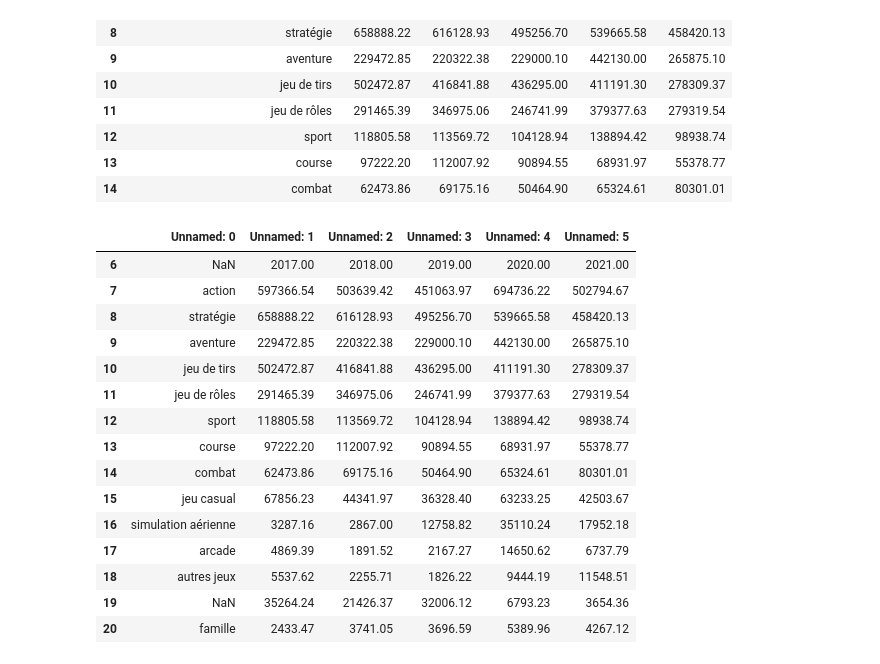
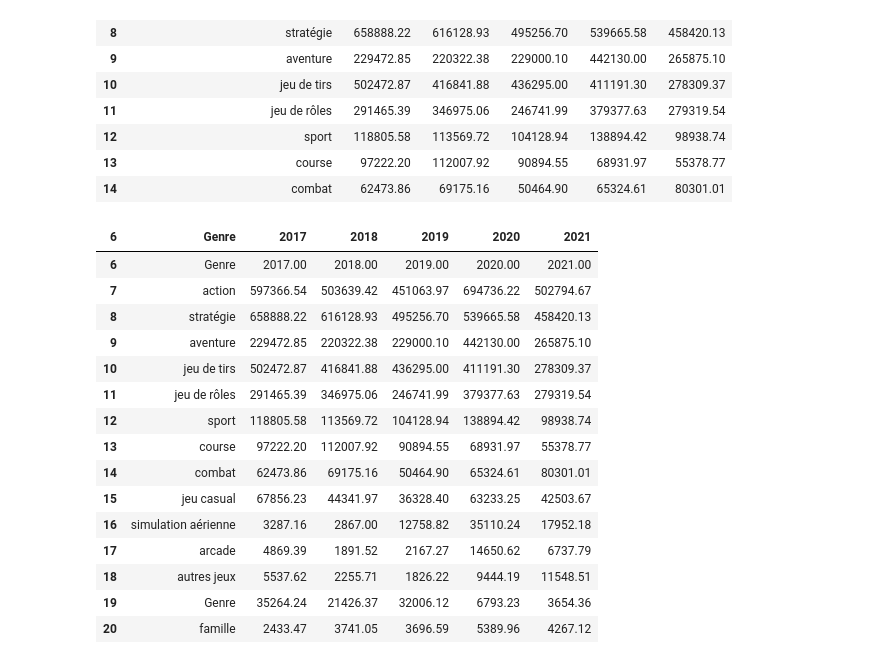
Before and after one commit to Gigique/Climat_Change, a Jupyter notebook: Video_Games_Market.ipynb, the cells around one changed output. Cells and saved outputs as stored; diff of their text form; code cells hidden in the pictures.

Commit message:
Add files via upload
- clean the name of columns
- add my first graph (video game market based on the gender of the game in 2017) - using matplolib

```diff
--- a/Video_Games_Market.ipynb
+++ b/Video_Games_Market.ipynb
@@ -24,12 +25,15 @@ data.head(15)
 | 14 | combat | 62473.86 | 69175.16 | 50464.90 | 65324.61 | 80301.01 |
 # %%
 data_clean = data.dropna(axis = 0, how = 'all')
-data_clean.dropna(axis = 0,thresh=5, inplace=True)
+data_clean = data_clean.dropna(axis = 0,thresh=5)
+data_clean = data_clean.fillna({'Unnamed: 0': 'Genre'})
+data_clean.columns = data_clean.iloc[0].apply(lambda x: int(math.trunc(x)) if pd.notna(x) and isinstance(x, (int, float)) else x)
+
 
 data_clean.head(15)
 # %% [output]
-|  | Unnamed: 0 | Unnamed: 1 | Unnamed: 2 | Unnamed: 3 | Unnamed: 4 | Unnamed: 5 |
-| 6 | NaN | 2017.00 | 2018.00 | 2019.00 | 2020.00 | 2021.00 |
+| 6 | Genre | 2017 | 2018 | 2019 | 2020 | 2021 |
+| 6 | Genre | 2017.00 | 2018.00 | 2019.00 | 2020.00 | 2021.00 |
 | 7 | action | 597366.54 | 503639.42 | 451063.97 | 694736.22 | 502794.67 |
 | 8 | stratégie | 658888.22 | 616128.93 | 495256.70 | 539665.58 | 458420.13 |
 | 9 | aventure | 229472.85 | 220322.38 | 229000.10 | 442130.00 | 265875.10 |
@@ -42,6 +46,6 @@ data_clean.head(15)
 | 16 | simulation aérienne | 3287.16 | 2867.00 | 12758.82 | 35110.24 | 17952.18 |
 | 17 | arcade | 4869.39 | 1891.52 | 2167.27 | 14650.62 | 6737.79 |
 | 18 | autres jeux | 5537.62 | 2255.71 | 1826.22 | 9444.19 | 11548.51 |
-| 19 | NaN | 35264.24 | 21426.37 | 32006.12 | 6793.23 | 3654.36 |
+| 19 | Genre | 35264.24 | 21426.37 | 32006.12 | 6793.23 | 3654.36 |
 | 20 | famille | 2433.47 | 3741.05 | 3696.59 | 5389.96 | 4267.12 |
 # %%
```
Also changed, not shown: parts of 3 cells of this notebook.
